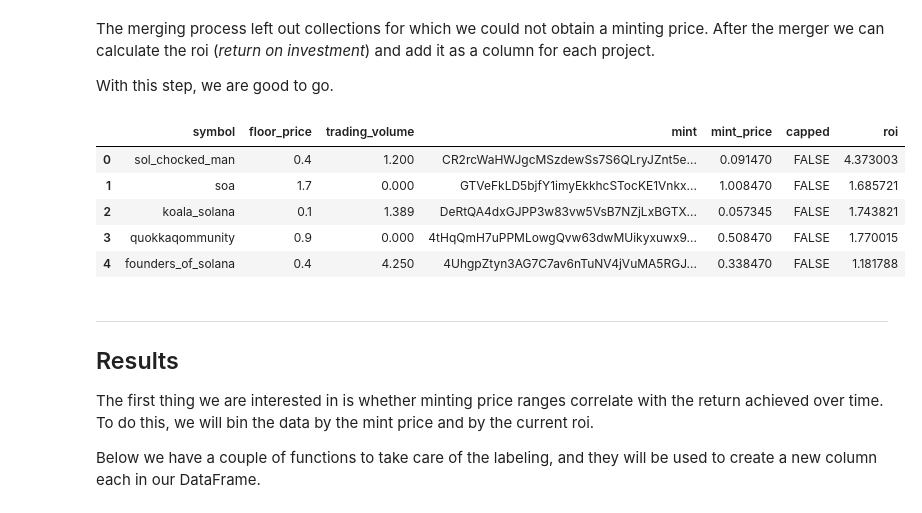
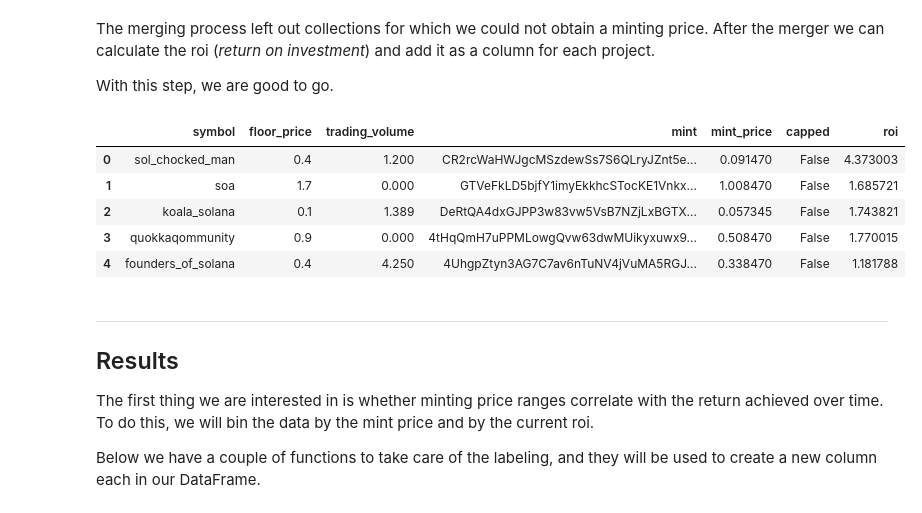
Before and after one commit to MeiLiing/flipside_bounties, a Jupyter notebook: solana_nft_bounty/nft_mint_sweetspot.ipynb, the cells around one changed output. Cells and saved outputs as stored; diff of their text form; code cells hidden in the pictures.

```diff
--- a/solana_nft_bounty/nft_mint_sweetspot.ipynb
+++ b/solana_nft_bounty/nft_mint_sweetspot.ipynb
@@ -113,17 +113,17 @@ The merging process left out collections for which we could not obtain a minting
 With this step, we are good to go.
 # %%
 df = pd.merge(magiceden_df, mint_prices, how='inner', on='mint').reset_index(drop=True)
-df = pd.merge(df, mint_cap, how='left', on='mint').reset_index(drop=True)
-df.fillna(value={'capped':'FALSE'}, inplace=True)
+df = pd.merge(df, mint_cap, how='left', left_on='mint', right_on='mint').reset_index(drop=True)
+df.fillna(value={'capped':'False'}, inplace=True)
 df['roi'] = df.floor_price / df.mint_price
 df.head()
 # %% [output]
 |  | symbol | floor_price | trading_volume | mint | mint_price | capped | roi |
-| 0 | sol_chocked_man | 0.4 | 1.200 | CR2rcWaHWJgcMSzdewSs7S6QLryJZnt5e... | 0.091470 | FALSE | 4.373003 |
-| 1 | soa | 1.7 | 0.000 | GTVeFkLD5bjfY1imyEkkhcSTocKE1Vnkx... | 1.008470 | FALSE | 1.685721 |
-| 2 | koala_solana | 0.1 | 1.389 | DeRtQA4dxGJPP3w83vw5VsB7NZjLxBGTX... | 0.057345 | FALSE | 1.743821 |
-| 3 | quokkaqommunity | 0.9 | 0.000 | 4tHqQmH7uPPMLowgQvw63dwMUikyxuwx9... | 0.508470 | FALSE | 1.770015 |
-| 4 | founders_of_solana | 0.4 | 4.250 | 4UhgpZtyn3AG7C7av6nTuNV4jVuMA5RGJ... | 0.338470 | FALSE | 1.181788 |
+| 0 | sol_chocked_man | 0.4 | 1.200 | CR2rcWaHWJgcMSzdewSs7S6QLryJZnt5e... | 0.091470 | False | 4.373003 |
+| 1 | soa | 1.7 | 0.000 | GTVeFkLD5bjfY1imyEkkhcSTocKE1Vnkx... | 1.008470 | False | 1.685721 |
+| 2 | koala_solana | 0.1 | 1.389 | DeRtQA4dxGJPP3w83vw5VsB7NZjLxBGTX... | 0.057345 | False | 1.743821 |
+| 3 | quokkaqommunity | 0.9 | 0.000 | 4tHqQmH7uPPMLowgQvw63dwMUikyxuwx9... | 0.508470 | False | 1.770015 |
+| 4 | founders_of_solana | 0.4 | 4.250 | 4UhgpZtyn3AG7C7av6nTuNV4jVuMA5RGJ... | 0.338470 | False | 1.181788 |
 # %% [markdown]
 ___
 ## Results
```
Also changed, not shown: parts of 5 cells of this notebook.
